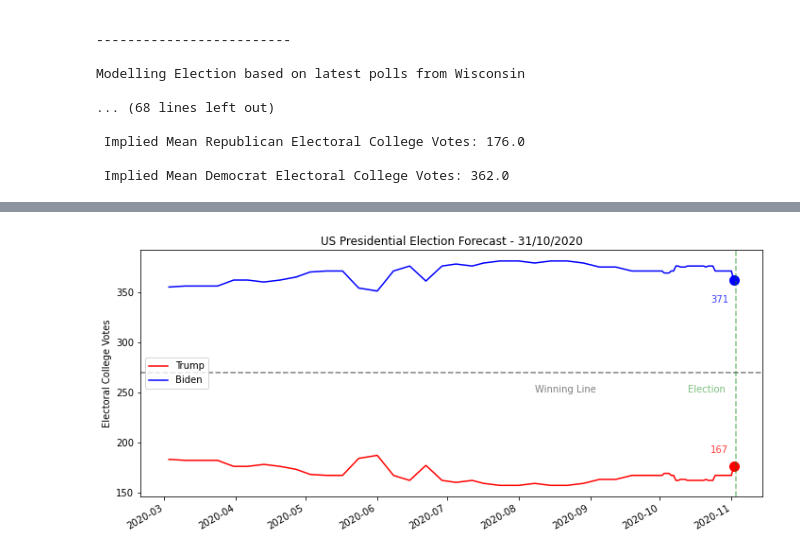
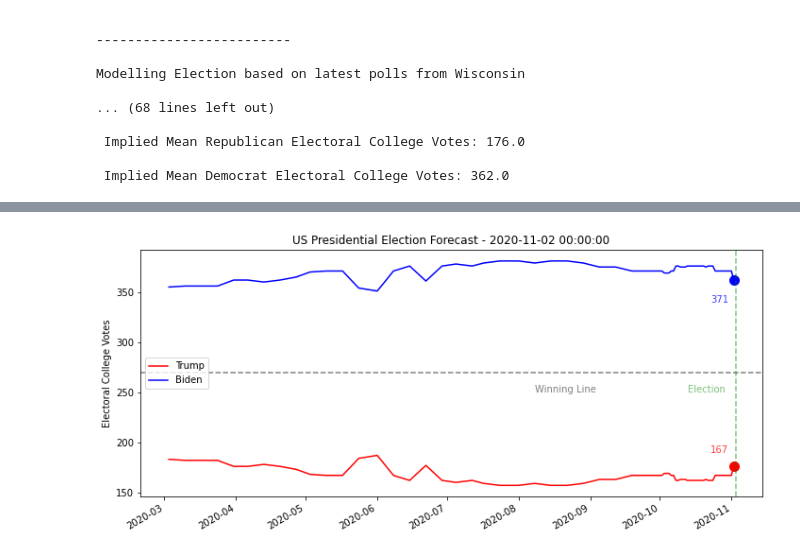
Before and after one commit to nowaycomputer/us_election_2020, a Jupyter notebook: notebooks/2020 Demographic Polls Model.ipynb, the cells around one changed output, grey strips where cells are left out. Cells and saved outputs as stored; diff of their text form; code cells hidden in the pictures.

Commit message:
updating plot title

```diff
--- a/notebooks/2020 Demographic Polls Model.ipynb
+++ b/notebooks/2020 Demographic Polls Model.ipynb
@@ -732,28 +732,28 @@ for i in range(0,len(trump_ev)):
 # %%
 dates=pd.to_datetime(dates,format='%d/%m/%Y')
 # # text_date=['26/10/2020']
 
 plt.figure(figsize=(10,5))
-plt.title('US Presidential Election Forecast - 31/10/2020')
+plt.title('US Presidential Election Forecast - '+str(dates[-1]))
 plt.plot(dates,trump_ev_fl,c='r',label='Trump')
 plt.plot(dates,biden_ev_fl,c='b',label='Biden')
 
 plt.scatter(x=dates[-1],y=trump_ev_fl[-1],c='r',s=100)
 plt.scatter(x=dates[-1],y=biden_ev_fl[-1],c='b',s=100)
 
 plt.axhline(y=270,ls='--',c='k',alpha=0.5)
 plt.text(x=dates[-50],y=250,s='Winning Line',alpha=0.5)
 
 plt.text(x=dates[-10],y=190,s=str(rep_ev[-1]),alpha=0.75,c='r')
 plt.text(x=dates[-10],y=340,s=str(dem_ev[-1]),alpha=0.75,c='b')
 # plt.ylim(0,538)
 plt.ylabel('Electoral College Votes')
 plt.legend(loc='center left')
 
 plt.axvline(x=pd.to_datetime('11/03/2020'),ls='--',c='g',alpha=0.5)
 plt.text(x=dates[-20],y=250,s='Election',c='g',alpha=0.5)
 
 plt.tight_layout()
 plt.gcf().autofmt_xdate()
 # %% [output]
-[figure, old version]
+[figure, new version]
```
Also changed, not shown: 1 other file.
